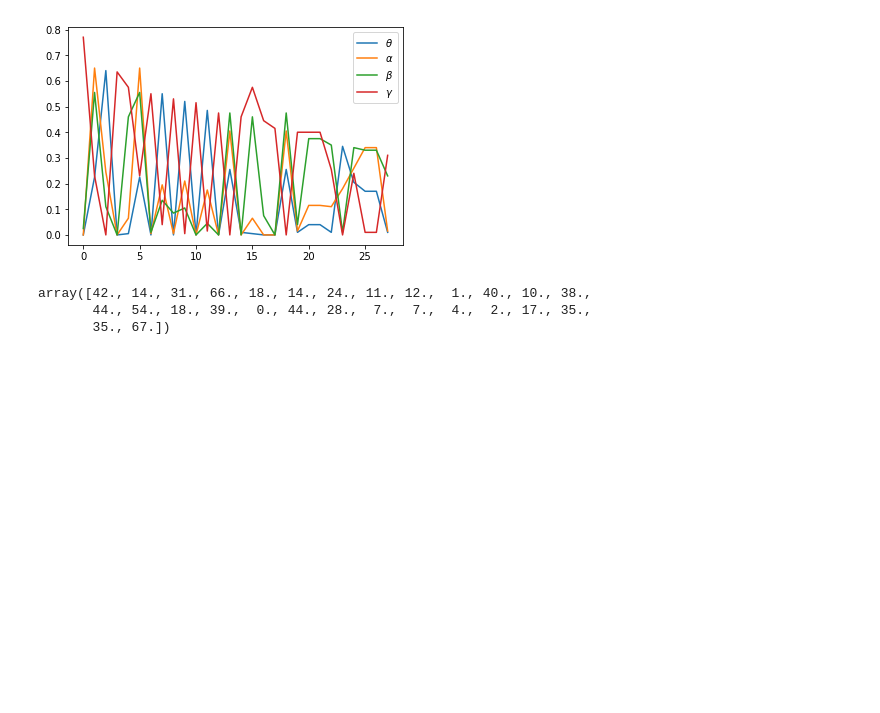
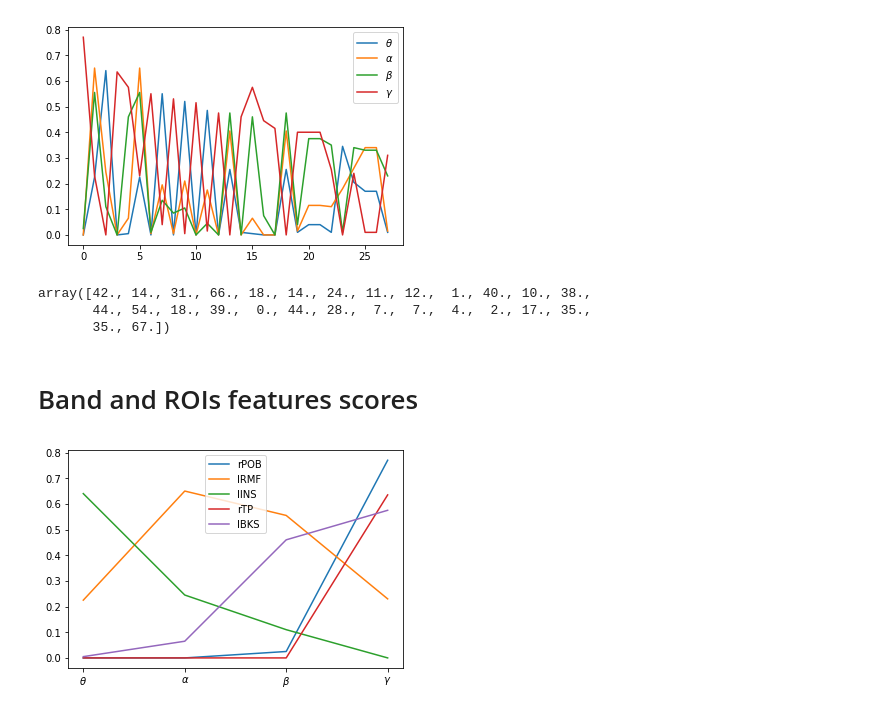
Before and after one commit to msultanmahmud/EEG_Analysis, a Jupyter notebook: Source_level_frequency_analysis/StabilitySelection_NOISE_Ranking_band_feat_visual_SV_v1.ipynb, the cells around one changed output. Saved outputs shown, nothing was run; the diff lists cells and outputs as text; code cells hidden in the pictures; blank space fills up the shorter version.

```diff
--- a/Source_level_frequency_analysis/StabilitySelection_NOISE_Ranking_band_feat_visual_SV_v1.ipynb
+++ b/Source_level_frequency_analysis/StabilitySelection_NOISE_Ranking_band_feat_visual_SV_v1.ipynb
@@ -993,3 +993,35 @@ ROIs
 array([42., 14., 31., 66., 18., 14., 24., 11., 12.,  1., 40., 10., 38.,
        44., 54., 18., 39.,  0., 44., 28.,  7.,  7.,  4.,  2., 17., 35.,
        35., 67.])
+# %% [markdown]
+# Band and ROIs features scores
+# %%
+leg=['rPOB','lRMF', 'lINS','rTP','lBKS']
+g=clf.scores_
+x=[];
+for i in ROIs: # ROIs is the number of selected among the whole data
+#     print i
+    r=np.arange(i,len(g),68)
+    l=np.int_(r)
+#     ll=g[r]
+    ll=g[l]
+#     print r%68 # this is the same region for different band theta, alpha, beta, and gamma
+    x.append(ll)
+hh=pd.DataFrame(x)
+# t=np.linspace(0,3,4)
+t=[r'$\theta$',r'$\alpha$', r'$\beta$', r'$\gamma$']
+axis_font = {'fontname':'Arial', 'size':'16'}
+# leg=[r'$\theta$',r'$\alpha$', r'$\beta$', r'$\gamma$']
+yu=hh.values
+yu=hh.values[[0,1,2,3,4],:]
+plt.plot(t,yu.T)
+# plt.plot(hh.iloc[:,0:5])
+# plt.xlim(0,67)
+l=np.arange(0,68)
+# plt.ylim(0,1)
+# plt.ylabel('ROIs',**axis_font)
+# plt.ylabel('Stability score',**axis_font)
+plt.legend(leg)
+plt.show()
+# %% [output]
+[figure, added]
```
Also changed, not shown: parts of 1 cell of this notebook, 5 other files.
